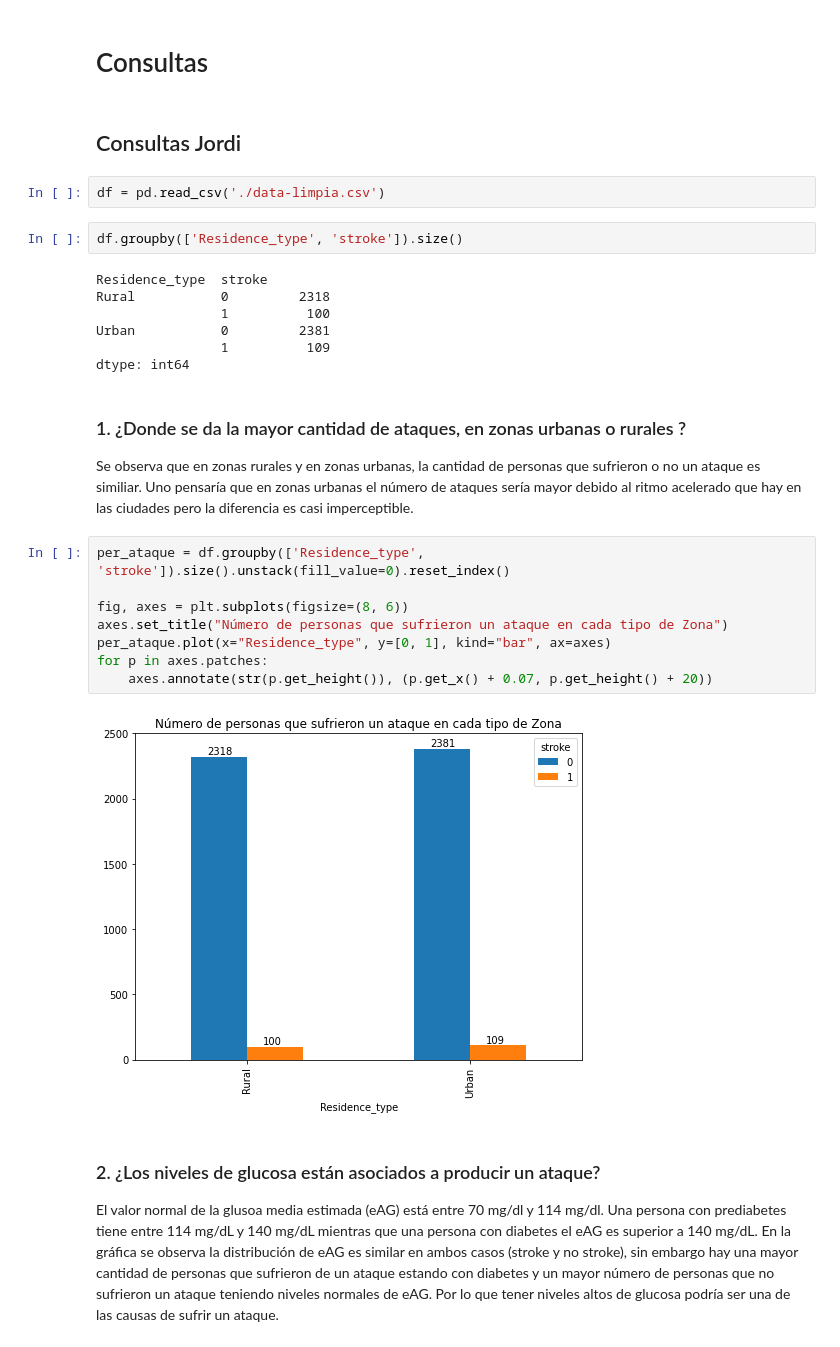
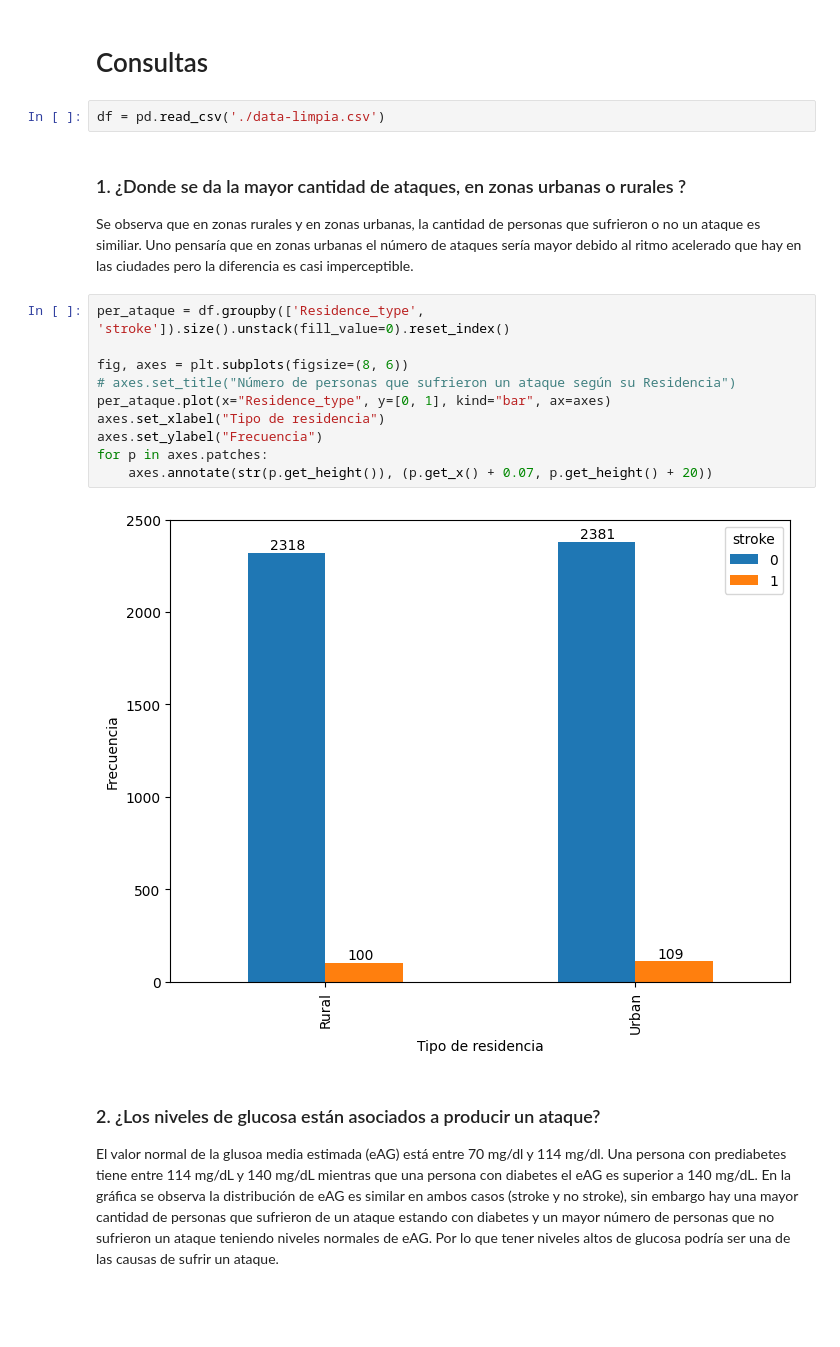
Before and after one commit to jbardalesr/macrodata-projects, a Jupyter notebook: Laboratorio2/PC2_Riesgo_accidente_cerebrovascultar.ipynb, the cells around one changed output. Cells and saved outputs as stored; diff of their text form; blank space fills up the shorter version.

Commit message:
Consulta 3 corregida y HTML

```diff
--- a/Laboratorio2/PC2_Riesgo_accidente_cerebrovascultar.ipynb
+++ b/Laboratorio2/PC2_Riesgo_accidente_cerebrovascultar.ipynb
@@ -215,32 +213,23 @@ fig.show()
 [figure]
 # %% [markdown]
 # Consultas
-# %% [markdown]
-## Consultas Jordi
 # %%
 df = pd.read_csv('./data-limpia.csv')
-# %%
-df.groupby(['Residence_type', 'stroke']).size()
-# %% [output]
-Residence_type  stroke
-Rural           0         2318
-                1          100
-Urban           0         2381
-                1          109
-dtype: int64
 # %% [markdown]
 ### 1. ¿Donde se da la mayor cantidad de ataques, en zonas urbanas o rurales ?
 Se observa que en zonas rurales y en zonas urbanas, la cantidad de personas que sufrieron o no un ataque es similiar. Uno pensaría que en zonas urbanas el número de ataques sería mayor debido al ritmo acelerado que hay en las ciudades pero la diferencia es casi imperceptible.
 # %%
 per_ataque = df.groupby(['Residence_type', 'stroke']).size().unstack(fill_value=0).reset_index()
 
 fig, axes = plt.subplots(figsize=(8, 6))
-axes.set_title("Número de personas que sufrieron un ataque en cada tipo de Zona")
+# axes.set_title("Número de personas que sufrieron un ataque según su Residencia")
 per_ataque.plot(x="Residence_type", y=[0, 1], kind="bar", ax=axes)
+axes.set_xlabel("Tipo de residencia")
+axes.set_ylabel("Frecuencia")
 for p in axes.patches:
     axes.annotate(str(p.get_height()), (p.get_x() + 0.07, p.get_height() + 20))
 # %% [output]
-[figure, old version]
+[figure, new version]
 # %% [markdown]
 ### 2. ¿Los niveles de glucosa están asociados a producir un ataque?
 
```
Also changed, not shown: parts of 13 cells of this notebook, 1 other file.
